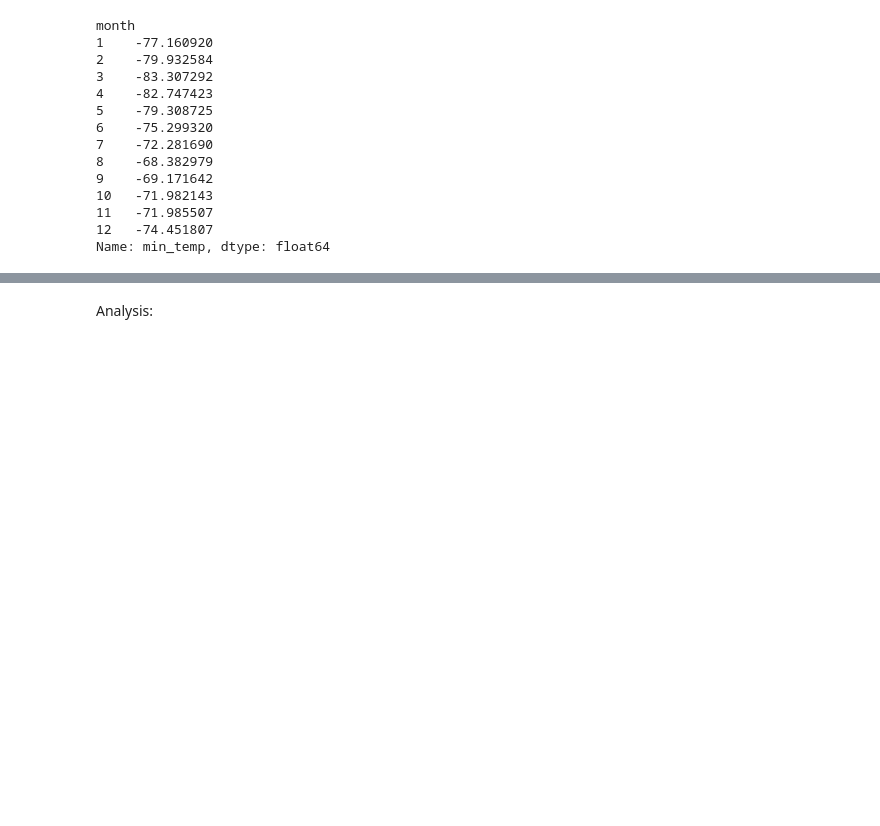
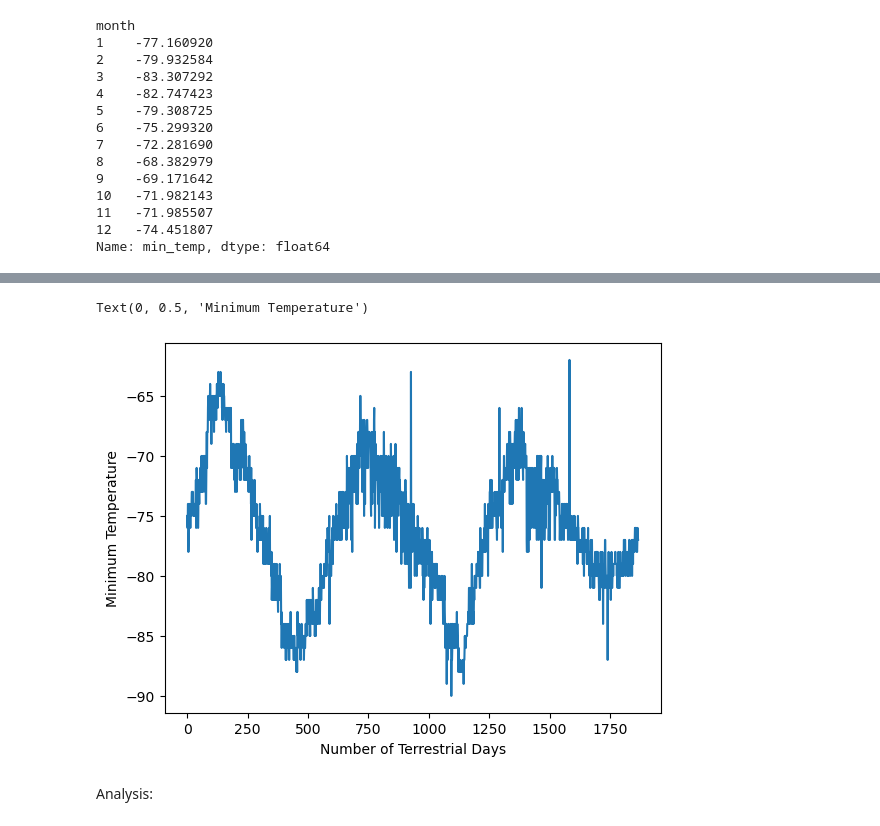
Before and after one commit to m-janssens-boop/beautifulsoup_challenge, a Jupyter notebook: mars_news/part_2_mars_weather.ipynb, the cells around one changed output, grey strips where cells are left out. Cells and saved outputs as stored; diff of their text form; code cells hidden in the pictures; blank space fills up the shorter version.

```diff
--- a/mars_news/part_2_mars_weather.ipynb
+++ b/mars_news/part_2_mars_weather.ipynb
@@ -167,5 +242,16 @@ Text(0, 0.5, 'Temperature in Celcius')
 # %%
 # 5. How many terrestrial (earth) days are there in a Martian year?
+
+earth_days = mars_df.index
+temps = mars_df['min_temp']
+
+
+plt.plot(earth_days, temps)
+plt.xlabel('Number of Terrestrial Days')
+plt.ylabel('Minimum Temperature')
+# %% [output]
+Text(0, 0.5, 'Minimum Temperature')
+[figure, added]
 # %% [markdown]
 Analysis:
 # %%
```
Also changed, not shown: parts of 9 cells of this notebook, 1 other file.
